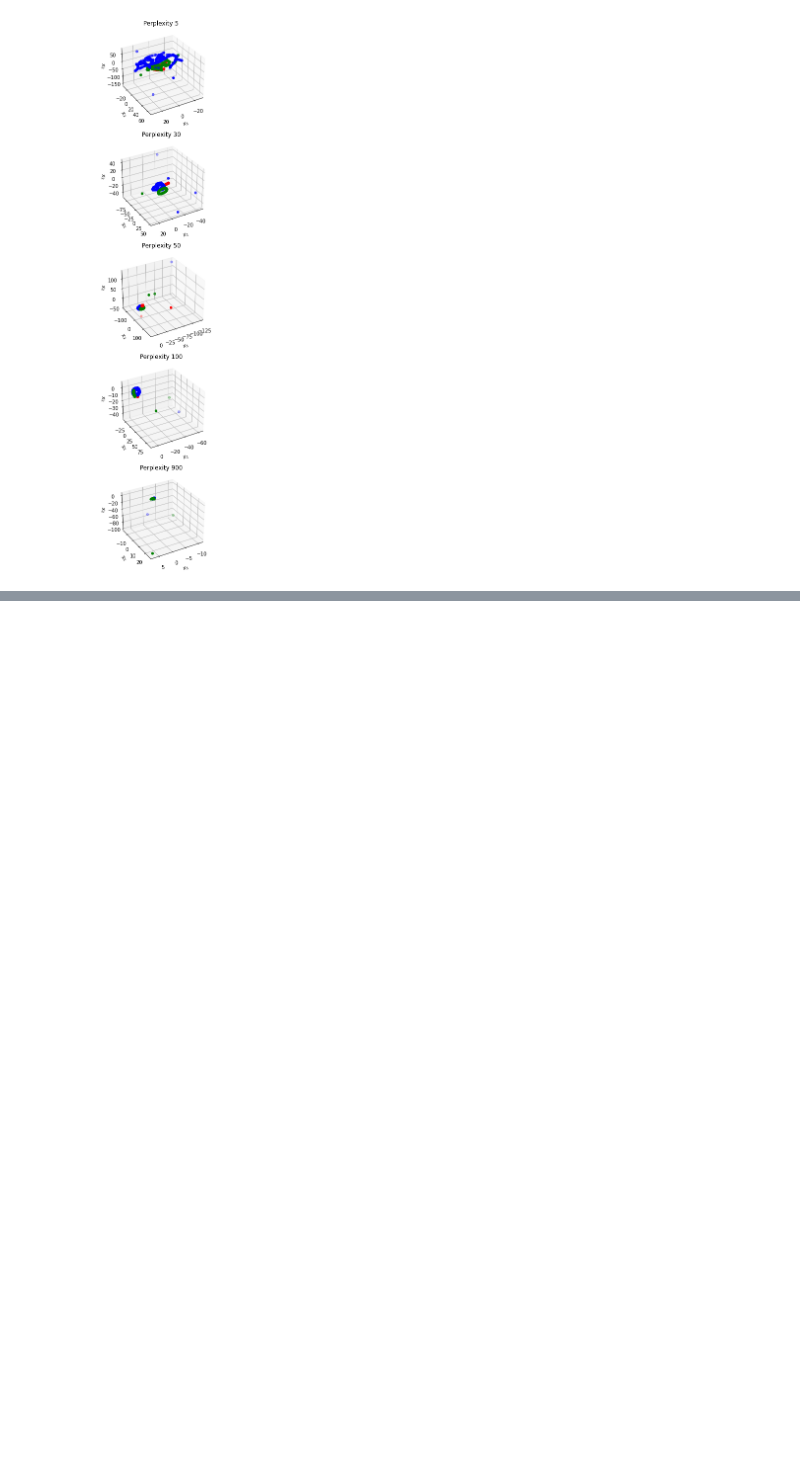
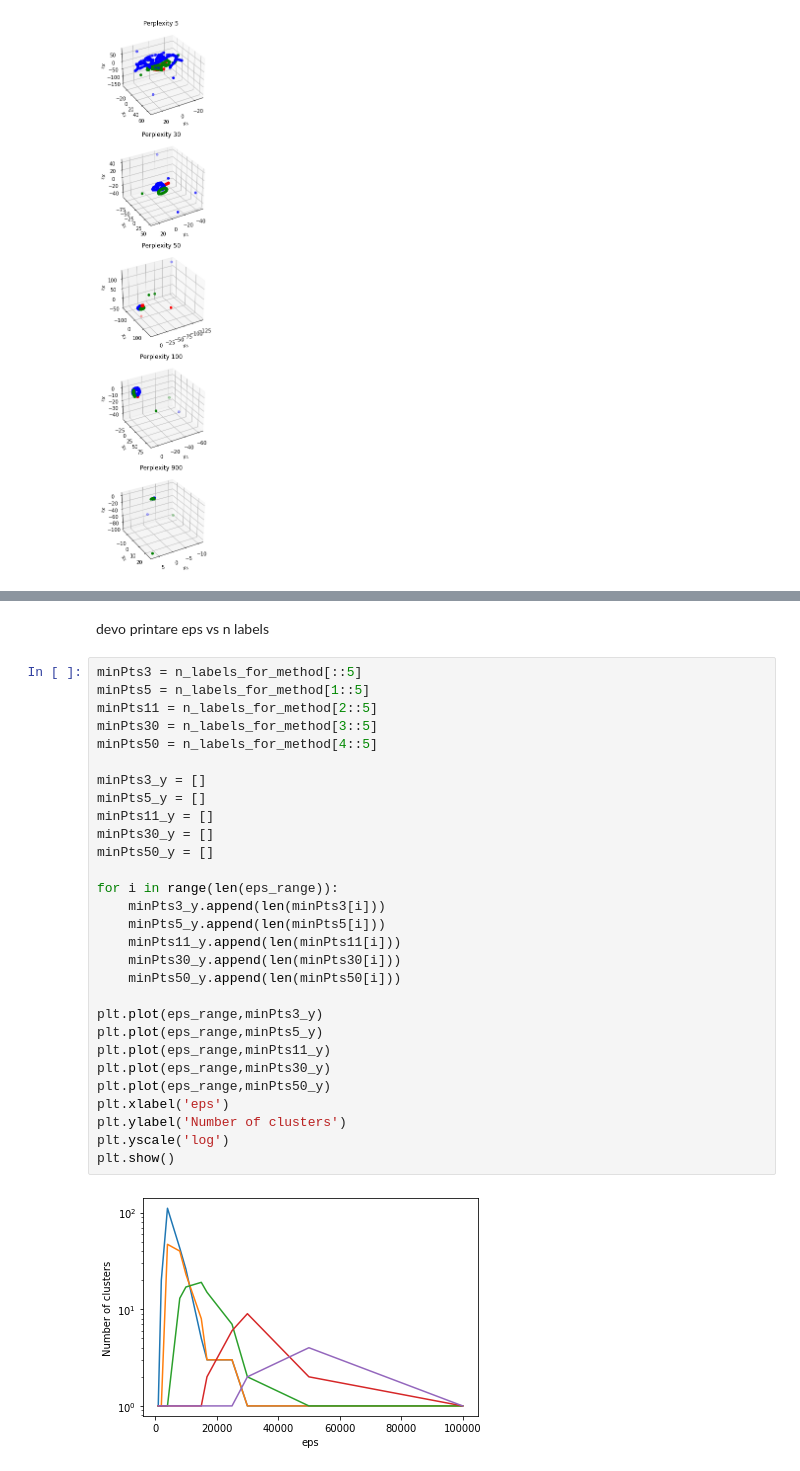
Before and after one commit to giuliacampesan/UniversityAssignments, a Jupyter notebook: 04_week/LoCPdown_week04.ipynb, the cells around one changed output, grey strips where cells are left out. Saved outputs shown, nothing was run; the diff lists cells and outputs as text; blank space fills up the shorter version.

Commit message:
aggiunta analisi clusters vs eps

```diff
--- a/04_week/LoCPdown_week04.ipynb
+++ b/04_week/LoCPdown_week04.ipynb
@@ -215,0 +233,33 @@ plt.show()
+# %% [markdown]
+devo printare eps vs n labels
+# %%
+minPts3 = n_labels_for_method[::5]
+minPts5 = n_labels_for_method[1::5]
+minPts11 = n_labels_for_method[2::5]
+minPts30 = n_labels_for_method[3::5]
+minPts50 = n_labels_for_method[4::5]
+
+minPts3_y = []
+minPts5_y = []
+minPts11_y = []
+minPts30_y = []
+minPts50_y = []
+
+for i in range(len(eps_range)):
+    minPts3_y.append(len(minPts3[i]))
+    minPts5_y.append(len(minPts5[i]))
+    minPts11_y.append(len(minPts11[i]))
+    minPts30_y.append(len(minPts30[i]))
+    minPts50_y.append(len(minPts50[i]))
+
+plt.plot(eps_range,minPts3_y)
+plt.plot(eps_range,minPts5_y)
+plt.plot(eps_range,minPts11_y)
+plt.plot(eps_range,minPts30_y)
+plt.plot(eps_range,minPts50_y)
+plt.xlabel('eps')
+plt.ylabel('Number of clusters')
+plt.yscale('log')
+plt.show()
+# %% [output]
+[figure, added]
```
Also changed, not shown: parts of 9 cells of this notebook.
